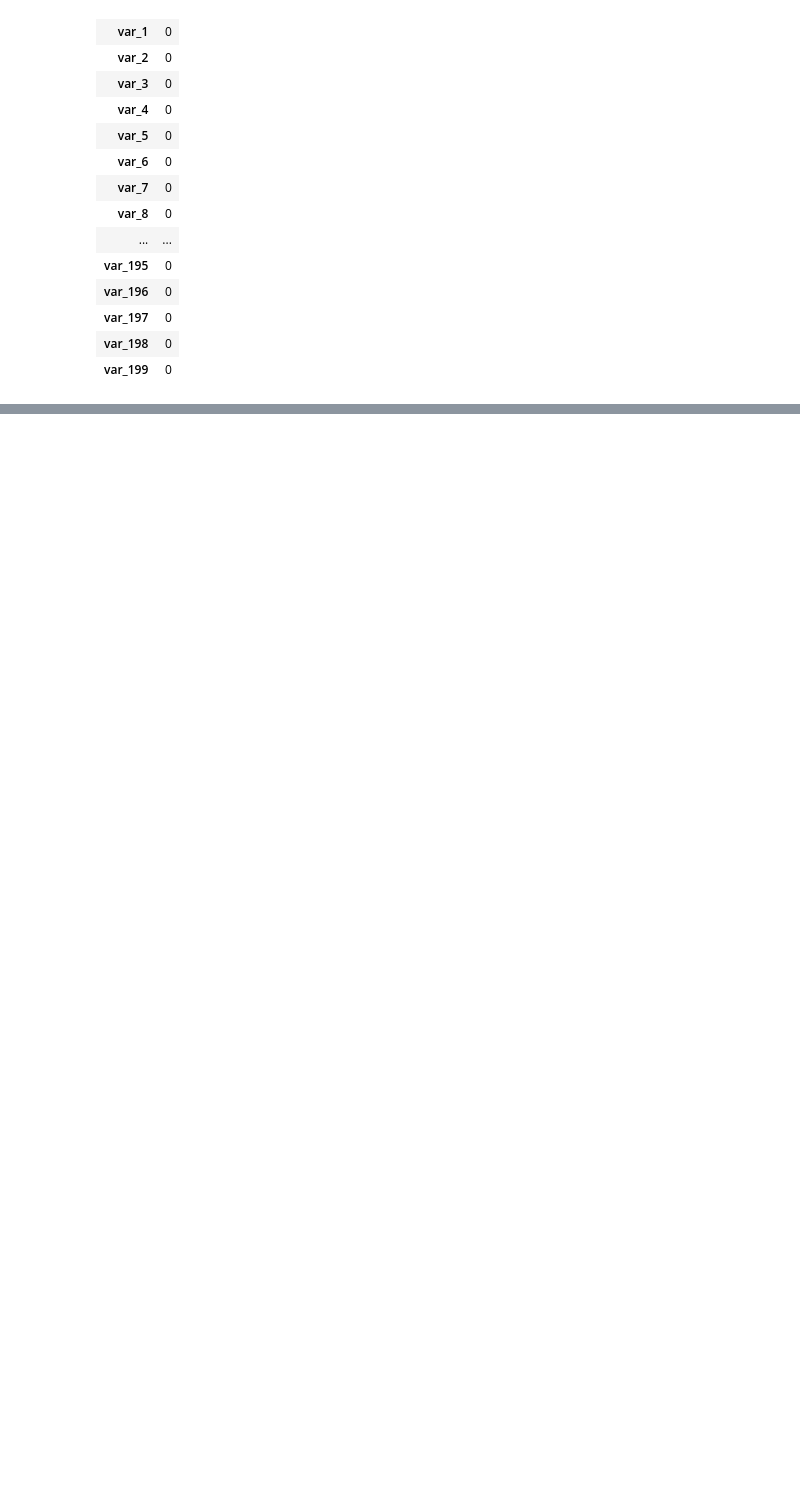
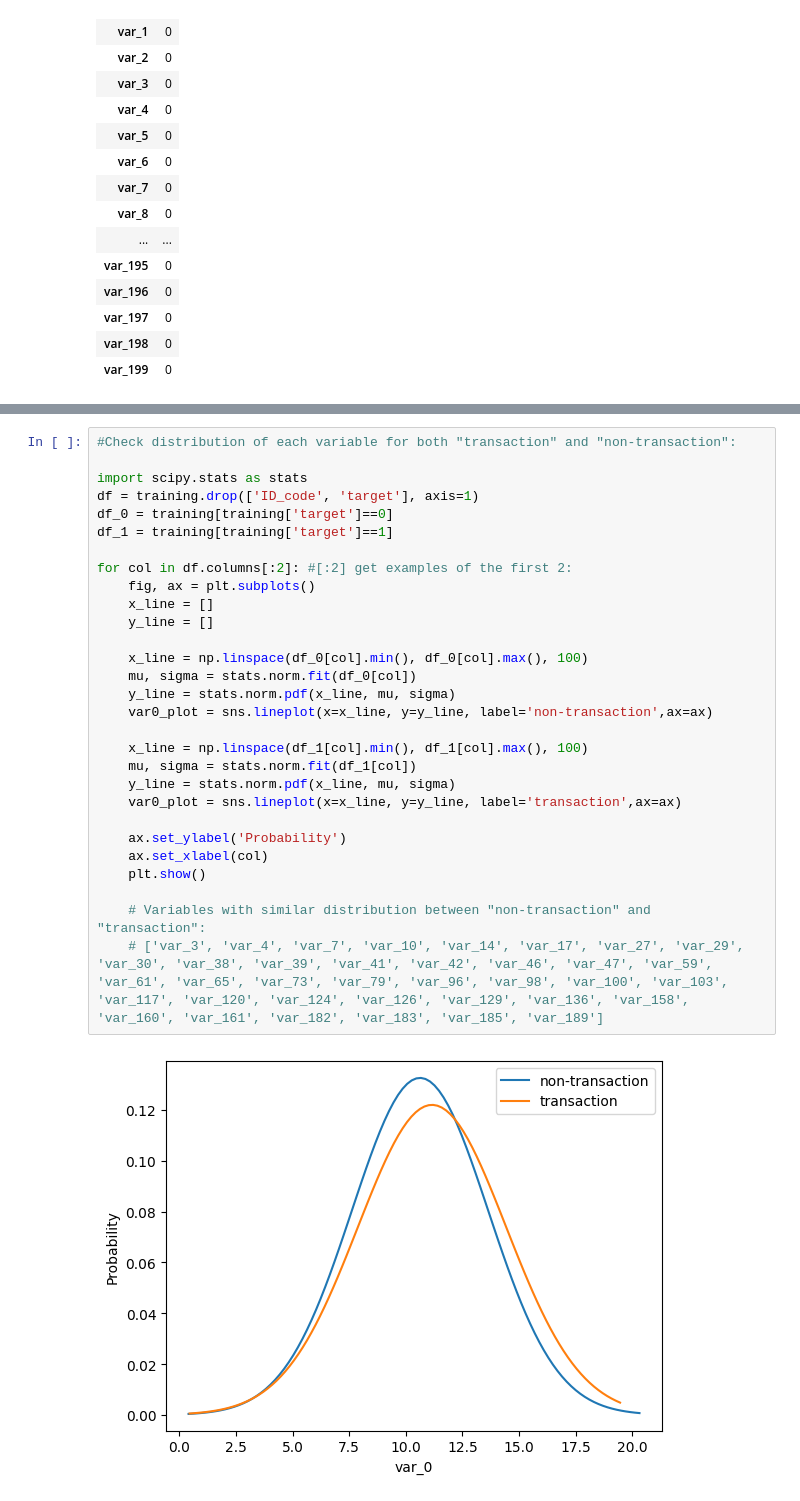
Before and after one commit to huanrafa/ProjectPracticing, a Jupyter notebook: 2023_11(1) Santander Customer Transaction Prediction/Santander.ipynb, the cells around one changed output, grey strips where cells are left out. Drawn from its saved outputs; the diff is of its cells as text; blank space fills up the shorter version.

```diff
--- a/2023_11(1) Santander Customer Transaction Prediction/Santander.ipynb
+++ b/2023_11(1) Santander Customer Transaction Prediction/Santander.ipynb
@@ -131,0 +176,31 @@ Number of null values in each column (testing)
+# %%
+#Check distribution of each variable for both "transaction" and "non-transaction":
+
+import scipy.stats as stats
+df = training.drop(['ID_code', 'target'], axis=1)
+df_0 = training[training['target']==0]
+df_1 = training[training['target']==1]
+
+for col in df.columns[:2]: #[:2] get examples of the first 2:
+    fig, ax = plt.subplots()
+    x_line = []
+    y_line = []
+
+    x_line = np.linspace(df_0[col].min(), df_0[col].max(), 100)
+    mu, sigma = stats.norm.fit(df_0[col])
+    y_line = stats.norm.pdf(x_line, mu, sigma)
+    var0_plot = sns.lineplot(x=x_line, y=y_line, label='non-transaction',ax=ax)
+
+    x_line = np.linspace(df_1[col].min(), df_1[col].max(), 100)
+    mu, sigma = stats.norm.fit(df_1[col])
+    y_line = stats.norm.pdf(x_line, mu, sigma)
+    var0_plot = sns.lineplot(x=x_line, y=y_line, label='transaction',ax=ax)
+
+    ax.set_ylabel('Probability')
+    ax.set_xlabel(col)
+    plt.show()
+
+    # Variables with similar distribution between "non-transaction" and "transaction":
+    # ['var_3', 'var_4', 'var_7', 'var_10', 'var_14', 'var_17', 'var_27', 'var_29', 'var_30', 'var_38', 'var_39', 'var_41', 'var_42', 'var_46', 'var_47', 'var_59', 'var_61', 'var_65', 'var_73', 'var_79', 'var_96', 'var_98', 'var_100', 'var_103', 'var_117', 'var_120', 'var_124', 'var_126', 'var_129', 'var_136', 'var_158', 'var_160', 'var_161', 'var_182', 'var_183', 'var_185', 'var_189']
+# %% [output]
+[figure, added]
```
Also changed, not shown: parts of 6 cells of this notebook.
